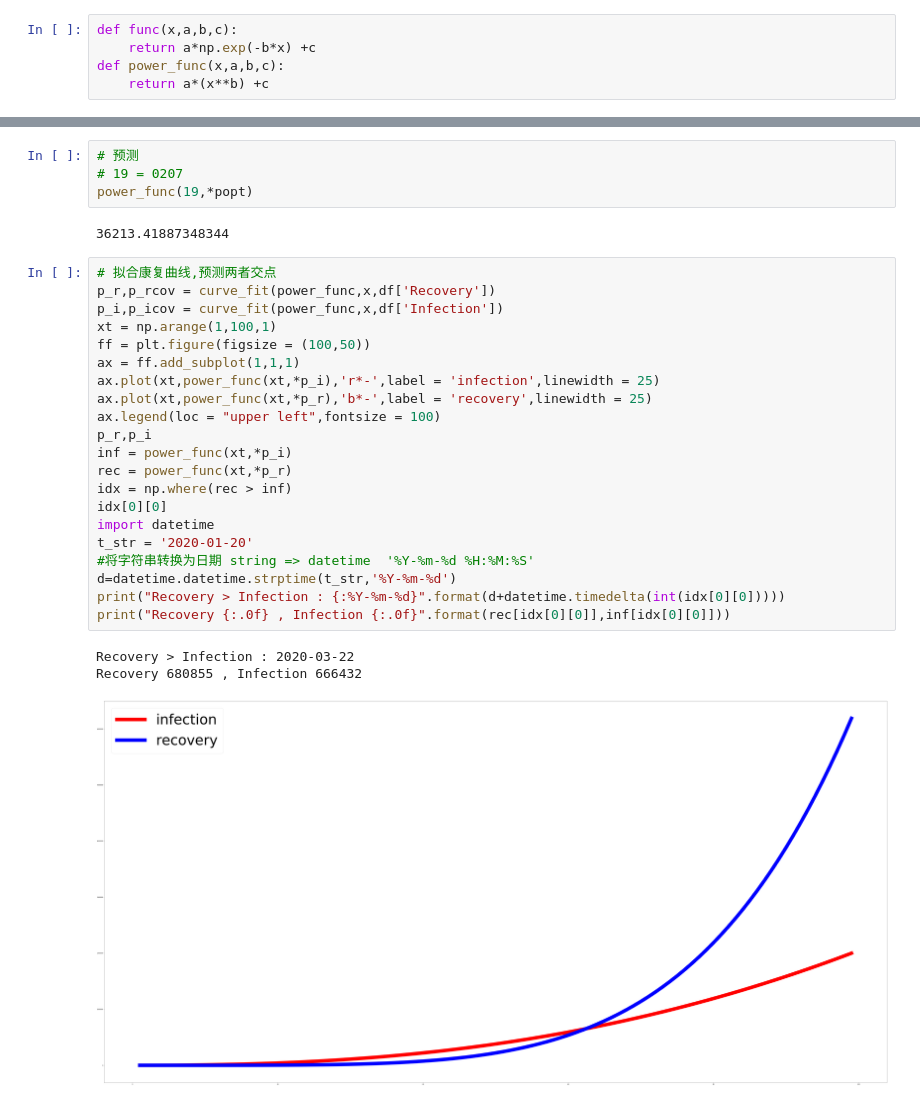
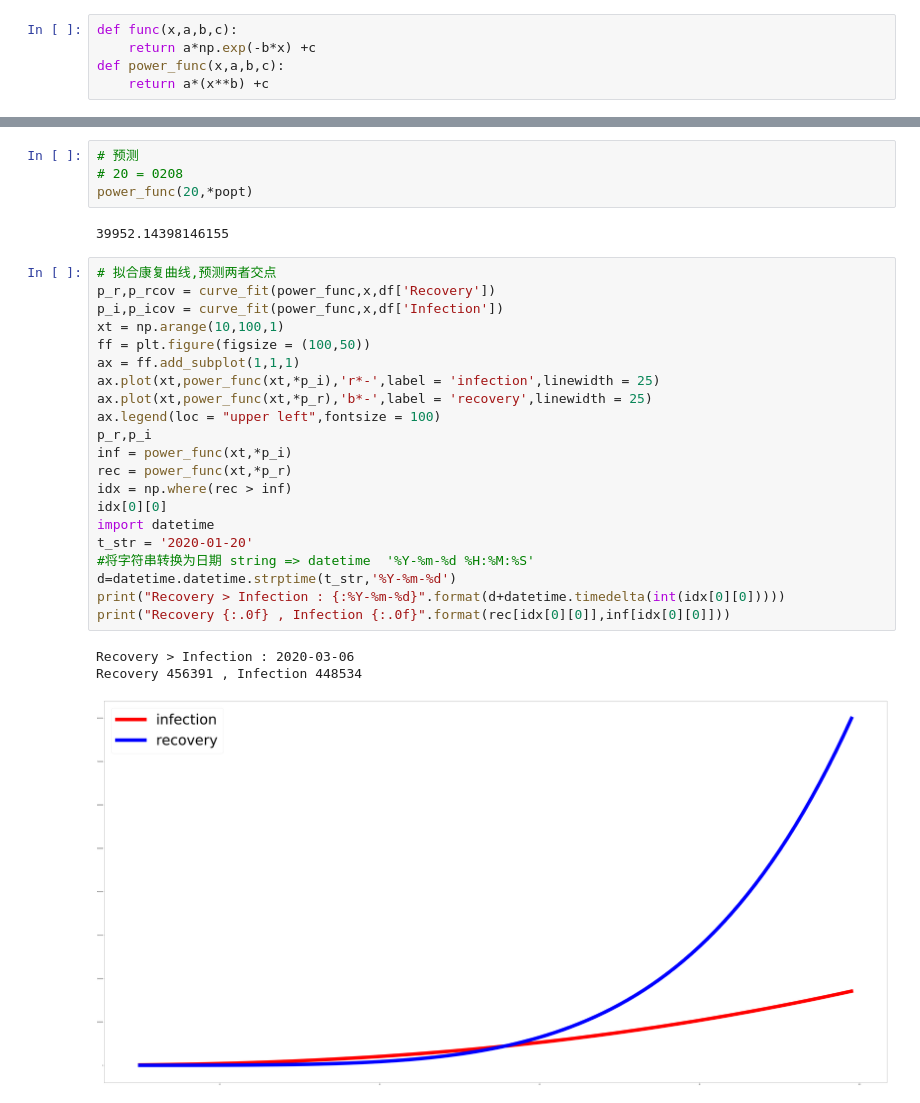
Before and after one commit to jimimao/catfeeddog, a Jupyter notebook: 2019nConv/2019nCoV.ipynb, the cells around one changed output, grey strips where cells are left out. Cells and saved outputs as stored; diff of their text form.

```diff
--- a/2019nConv/2019nCoV.ipynb
+++ b/2019nConv/2019nCoV.ipynb
@@ -102,34 +104,34 @@ plt.savefig('2019nCoV.jpg')
 # %%
 # 预测
-# 19 = 0207
-power_func(19,*popt)
+# 20 = 0208
+power_func(20,*popt)
 # %% [output]
-36213.41887348344
+39952.14398146155
 # %%
 # 拟合康复曲线,预测两者交点
 p_r,p_rcov = curve_fit(power_func,x,df['Recovery'])
 p_i,p_icov = curve_fit(power_func,x,df['Infection'])
-xt = np.arange(1,100,1)
+xt = np.arange(10,100,1)
 ff = plt.figure(figsize = (100,50))
 ax = ff.add_subplot(1,1,1)
 ax.plot(xt,power_func(xt,*p_i),'r*-',label = 'infection',linewidth = 25)
 ax.plot(xt,power_func(xt,*p_r),'b*-',label = 'recovery',linewidth = 25)
 ax.legend(loc = "upper left",fontsize = 100)
 p_r,p_i
 inf = power_func(xt,*p_i)
 rec = power_func(xt,*p_r)
 idx = np.where(rec > inf)
 idx[0][0]
 import datetime
 t_str = '2020-01-20'
 #将字符串转换为日期 string => datetime  '%Y-%m-%d %H:%M:%S'
 d=datetime.datetime.strptime(t_str,'%Y-%m-%d')
 print("Recovery > Infection : {:%Y-%m-%d}".format(d+datetime.timedelta(int(idx[0][0]))))
 print("Recovery {:.0f} , Infection {:.0f}".format(rec[idx[0][0]],inf[idx[0][0]]))
 # %% [output]
-Recovery > Infection : 2020-03-22
-Recovery 680855 , Infection 666432
+Recovery > Infection : 2020-03-06
+Recovery 456391 , Infection 448534
-[figure, old version]
+[figure, new version]
 # %%
 # 以下是每日增加人数图的绘制
 d = df['Date'].str.split('.',expand = True)
```
Also changed, not shown: parts of 8 cells of this notebook, 10 other files.
